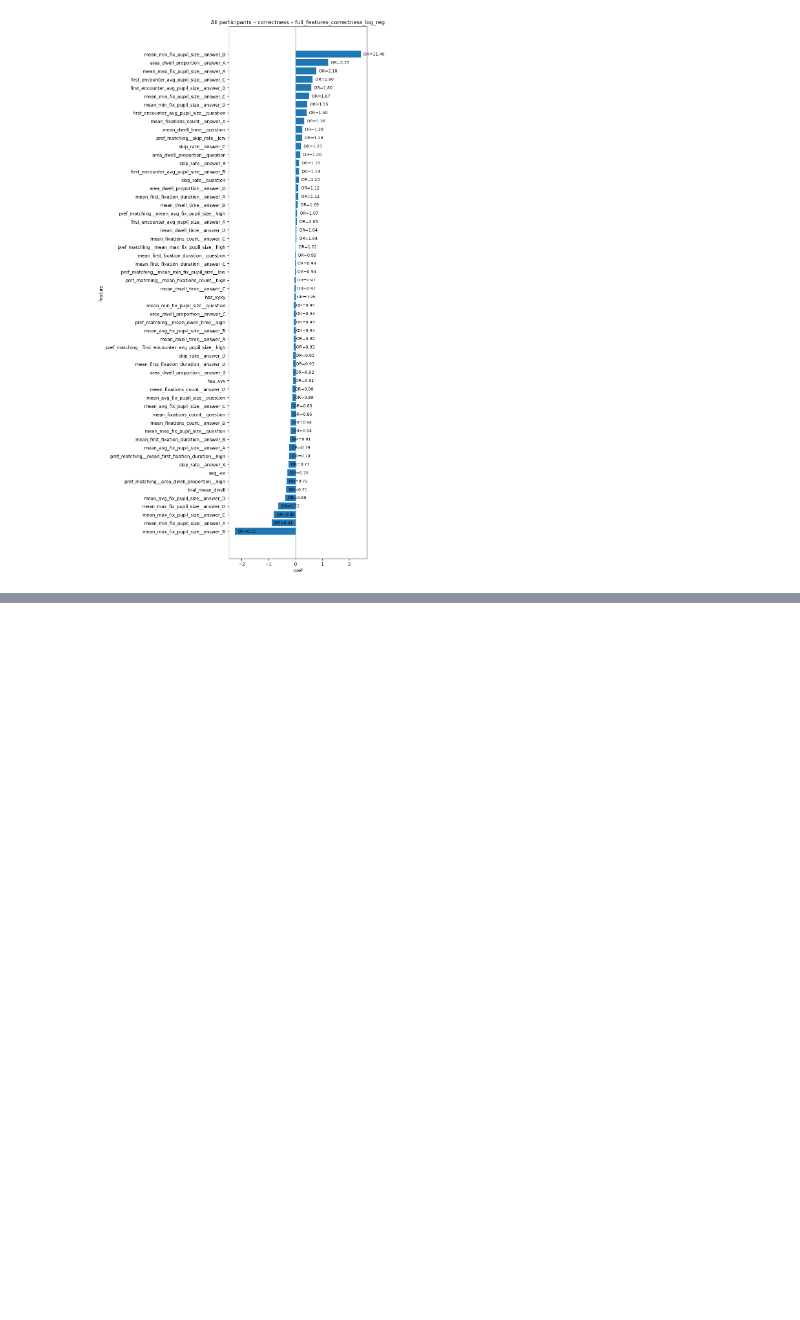
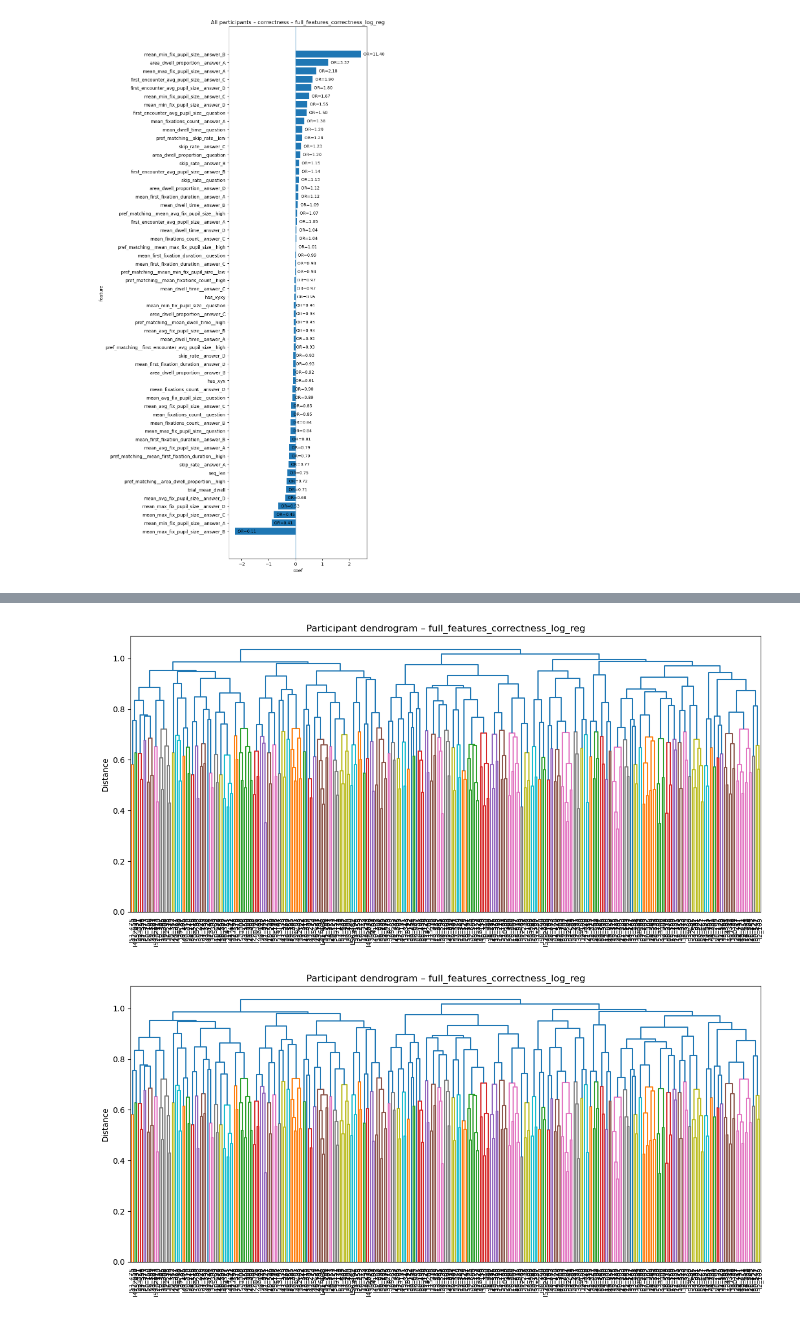
Before and after one commit to Mormorfor/QA_eyetracking, a Jupyter notebook: notebooks/answer_corr_prediction.ipynb, the cells around one changed output, grey strips where cells are left out. Drawn from its saved outputs; the diff is of its cells as text; code cells hidden in the pictures; blank space fills up the shorter version.

Commit message:
playing with clustering a little

```diff
--- a/notebooks/answer_corr_prediction.ipynb
+++ b/notebooks/answer_corr_prediction.ipynb
@@ -164,0 +176,21 @@ summary_df
+# %%
+model_name = "full_features_correctness_log_reg"
+
+inputs = build_participant_clustering_inputs(
+    results_by_pid=results_by_pid,
+    model_name=model_name,
+    coef_col="coef",
+    zscore=True,
+)
+# %%
+D = compute_participant_distance_matrix(inputs.coef_matrix_z, metric="cosine")
+clust = hierarchical_cluster_participants(D, linkage_method="average", cut_mode="n_clusters", n_clusters=5)
+# %%
+plot_participant_dendrogram(
+    clust,
+    title=f"Participant dendrogram – {model_name}",
+    save_path=f"../reports/plots/participant_similarity/correctness/{model_name}/dendrogram.png",
+)
+# %% [output]
+[figure, added]
+[figure, added]
```
Also changed, not shown: parts of 5 cells of this notebook, 10 other files.
